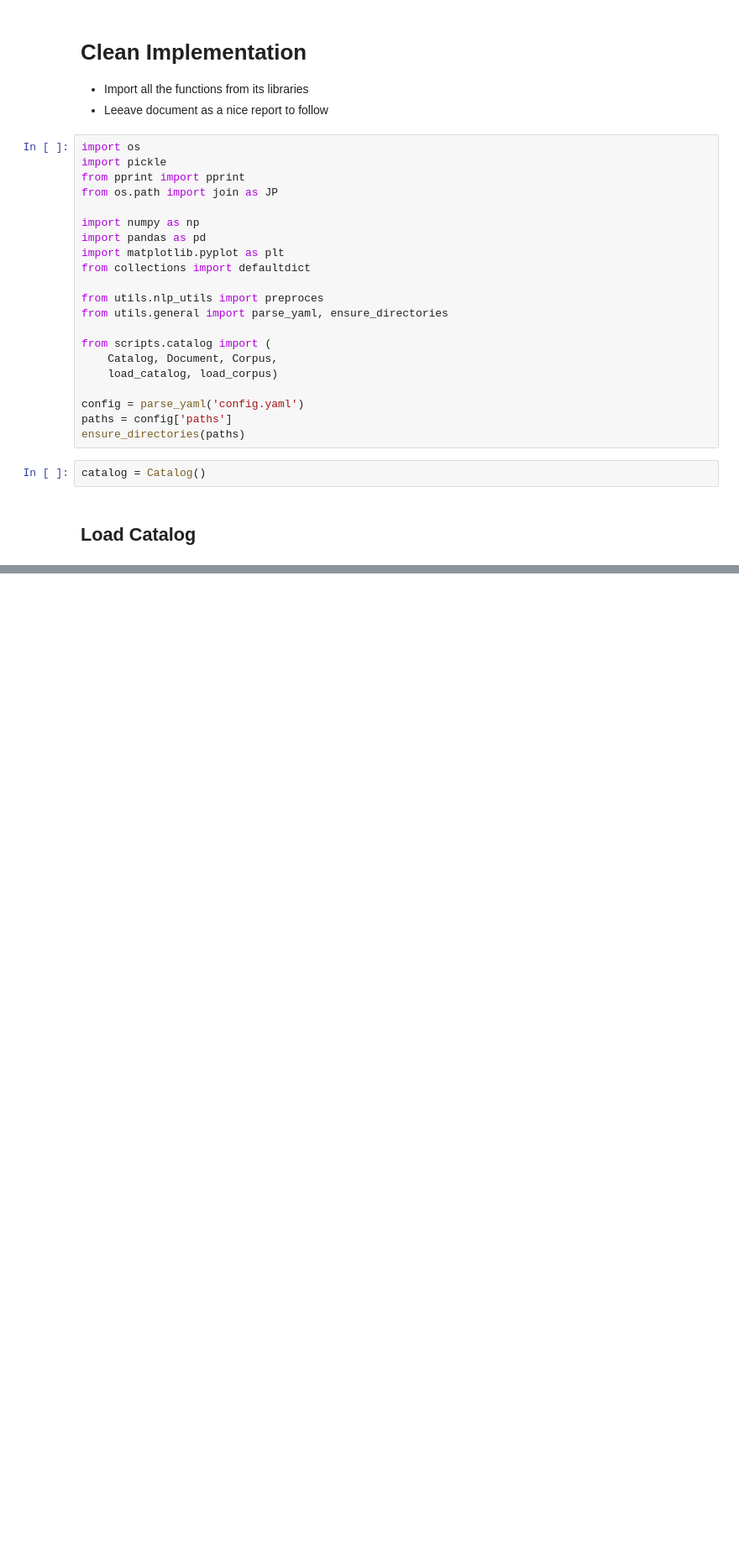
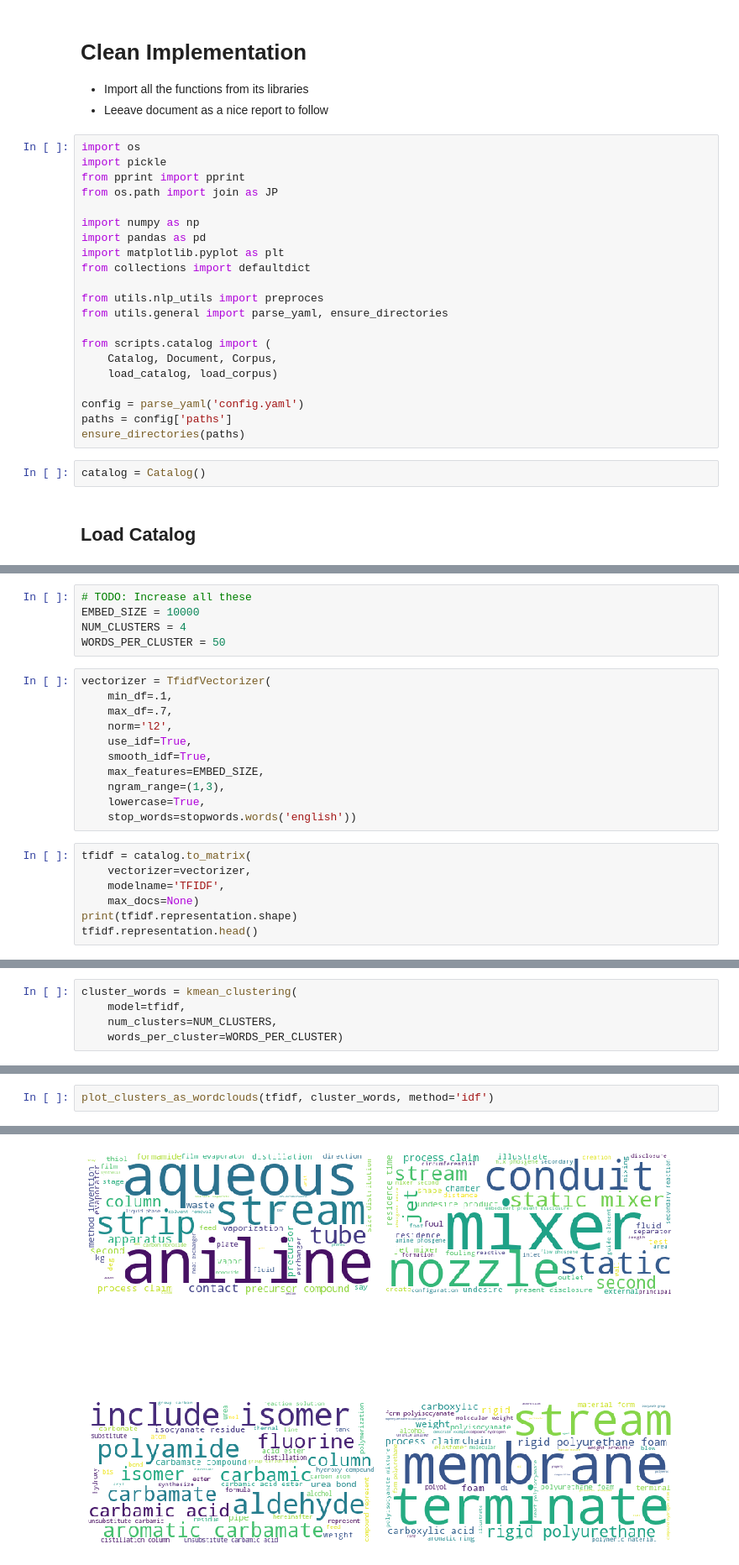
Before and after one commit to shanepeckham/NLP-1, a Jupyter notebook: Complementary_Courses/Personal_Exercises/Flat_Clustering_Right.ipynb, the cells around one changed output, grey strips where cells are left out. Shown at 84% size. Cells and saved outputs as stored; diff of their text form; blank space fills up the shorter version.

```diff
--- a/Complementary_Courses/Personal_Exercises/Flat_Clustering_Right.ipynb
+++ b/Complementary_Courses/Personal_Exercises/Flat_Clustering_Right.ipynb
@@ -32,0 +54,23 @@ catalog = load_catalog(path=paths['catalog'],name='spacy_pipeline_on_US_corpus')
+# %%
+# TODO: Increase all these
+EMBED_SIZE = 10000
+NUM_CLUSTERS = 4
+WORDS_PER_CLUSTER = 50
+# %%
+vectorizer = TfidfVectorizer(
+    min_df=.1,
+    max_df=.7,
+    norm='l2',
+    use_idf=True,
+    smooth_idf=True,
+    max_features=EMBED_SIZE,
+    ngram_range=(1,3),
+    lowercase=True,
+    stop_words=stopwords.words('english'))
+# %%
+tfidf = catalog.to_matrix(
+    vectorizer=vectorizer,
+    modelname='TFIDF',
+    max_docs=None)
+print(tfidf.representation.shape)
+tfidf.representation.head()
@@ -32,0 +88,5 @@ catalog = load_catalog(path=paths['catalog'],name='spacy_pipeline_on_US_corpus')
+# %%
+cluster_words = kmean_clustering(
+    model=tfidf,
+    num_clusters=NUM_CLUSTERS,
+    words_per_cluster=WORDS_PER_CLUSTER)
@@ -32,0 +115,3 @@ catalog = load_catalog(path=paths['catalog'],name='spacy_pipeline_on_US_corpus')
+# %%
+plot_clusters_as_wordclouds(tfidf, cluster_words, method='idf')
+# %% [output]
@@ -32,0 +135 @@ catalog = load_catalog(path=paths['catalog'],name='spacy_pipeline_on_US_corpus')
+[figure, added]
```
Also changed, not shown: parts of 11 cells of this notebook, 3 other files.
